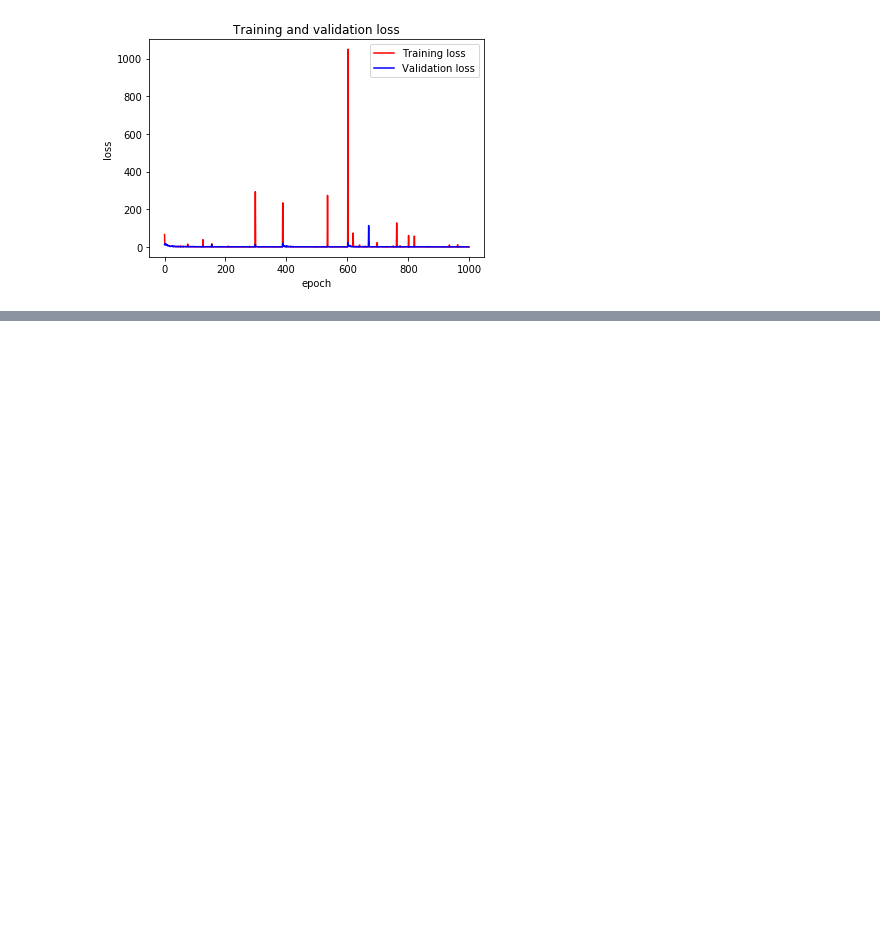
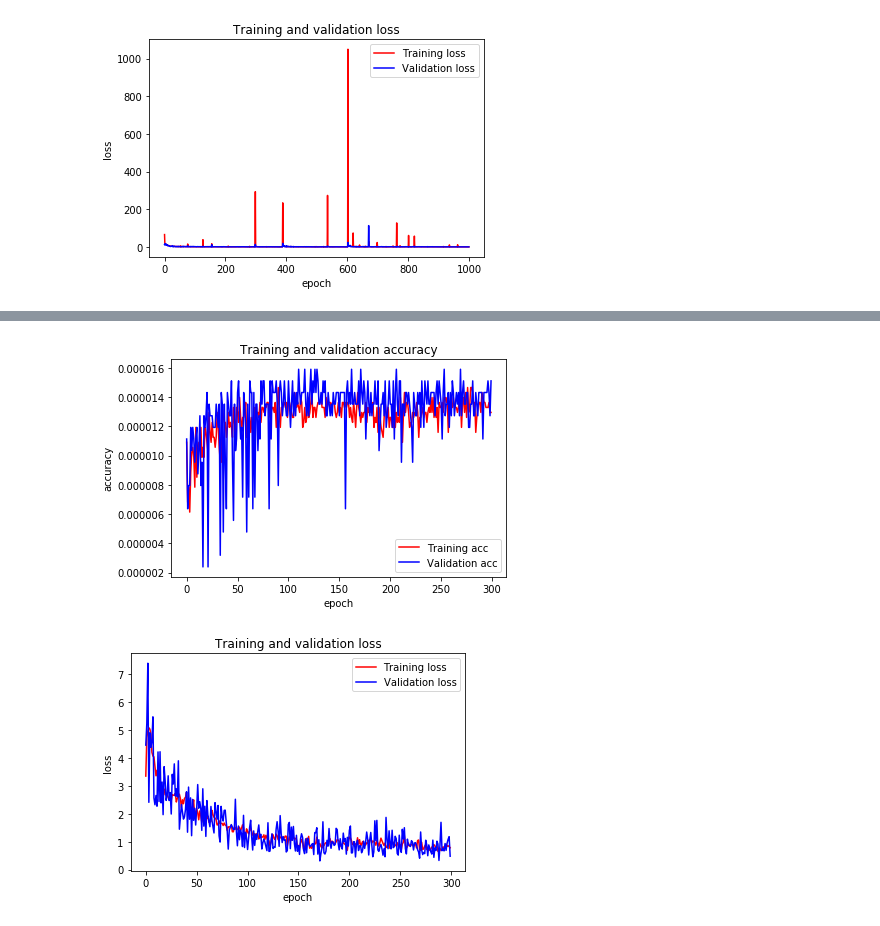
Before and after one commit to imamun93/Molecular_Properties, a Jupyter notebook: SimpleNeuralNetwork.ipynb, the cells around one changed output, grey strips where cells are left out. Cells and saved outputs as stored; diff of their text form; code cells hidden in the pictures; blank space fills up the shorter version.

Commit message:
relu
got convergence but with non-significant accuracy

```diff
--- a/SimpleNeuralNetwork.ipynb
+++ b/SimpleNeuralNetwork.ipynb
@@ -680,0 +686,9 @@ Epoch 1000/1000
+# %%
+m4 = Sequential()
+m4.add(Dense(64, input_dim=36, activation='relu'))
+m4.add(Dense(32, activation='relu'))
+m4.add(Dense(16, activation='relu'))
+m4.add(Dense(8, activation='relu'))
+m4.add(Dense(4, activation='relu'))
+m4.add(Dense(1, activation='linear'))
+m4.summary()
@@ -680,0 +716,4 @@ Epoch 1000/1000
+# %%
+m4.compile(optimizer=adadelta, loss='mean_squared_error', metrics=['mae', 'acc'])
+his4=m4.fit(feature_array, target_array, validation_split=0.3, verbose=1,
+            epochs=300, batch_size=5000)
@@ -680,0 +742,23 @@ Epoch 1000/1000
+# %%
+acc = his4.history['acc']
+val_acc = his4.history['val_acc']
+loss = his4.history['loss']
+val_loss = his4.history['val_loss']
+epochs = range(len(acc))
+plt.plot(epochs, acc, 'r', label='Training acc')
+plt.plot(epochs, val_acc, 'b', label='Validation acc')
+plt.title('Training and validation accuracy')
+plt.ylabel('accuracy')
+plt.xlabel('epoch')
+plt.legend()
+plt.figure()
+plt.plot(epochs, loss, 'r', label='Training loss')
+plt.plot(epochs, val_loss, 'b', label='Validation loss')
+plt.title('Training and validation loss')
+plt.ylabel('loss')
+plt.xlabel('epoch')
+plt.legend()
+plt.show()
+# %% [output]
+[figure, added]
+[figure, added]
```
Also changed, not shown: parts of 7 cells of this notebook.
